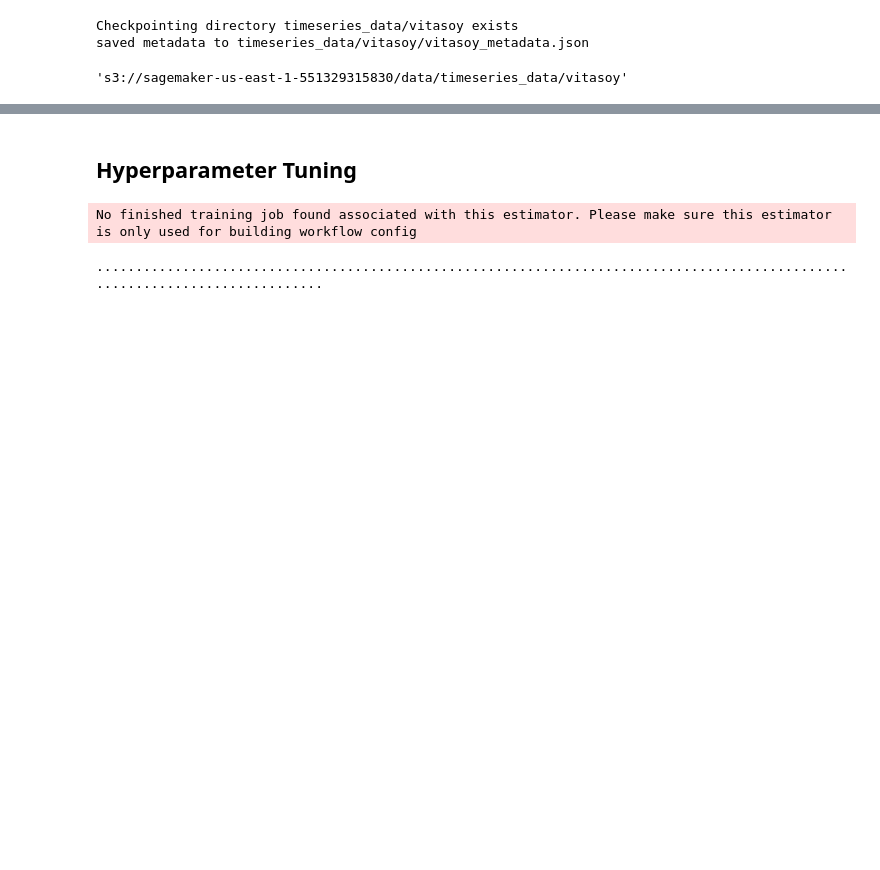
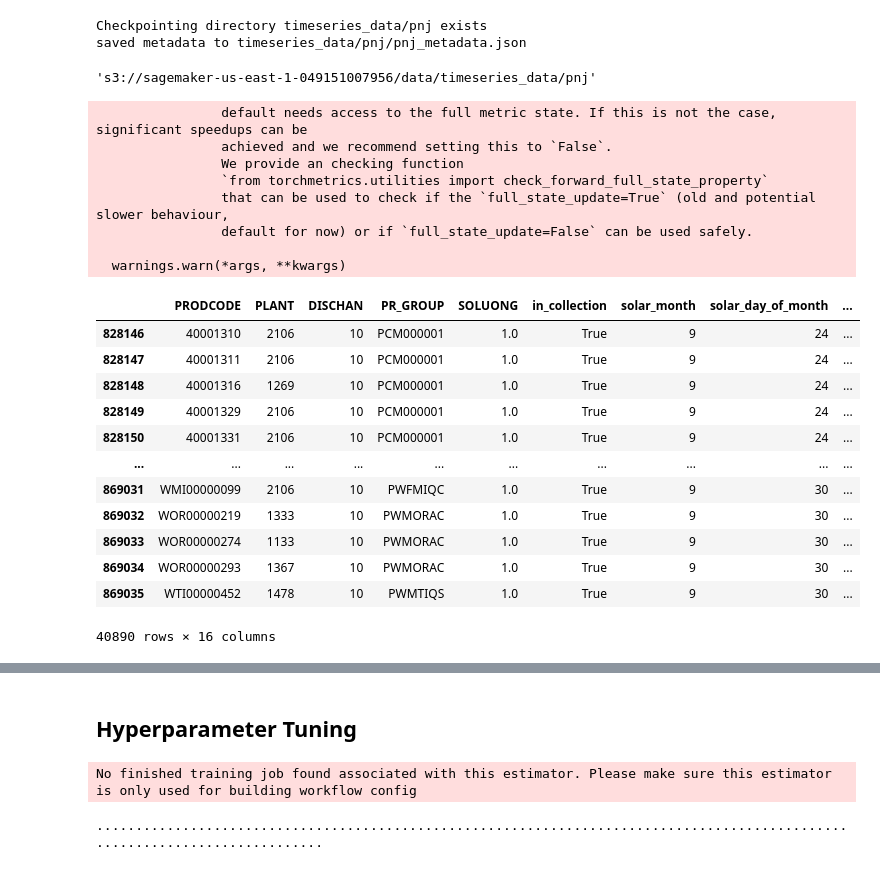
Before and after one commit to BenThaii/TemporalFusionTransformer, a Jupyter notebook: TFT_hyperparam_optimiztation.ipynb, the cells around one changed output, grey strips where cells are left out. Cells and saved outputs as stored; diff of their text form; code cells hidden in the pictures; blank space fills up the shorter version.

```diff
--- a/TFT_hyperparam_optimiztation.ipynb
+++ b/TFT_hyperparam_optimiztation.ipynb
@@ -110,40 +139,77 @@ saved raw data to timeseries_data/vitasoy/vitasoy_training_data.parquet
 # %%
 # max_prediction_length = 180
-max_prediction_length = 10
-max_encoder_length = 1000
+max_prediction_length = 7
+max_encoder_length = 100
 
 training_metadata = {}
 training_metadata['time_idx'] = "time_idx"
-training_metadata['target'] = "sales"
-training_metadata['group_ids'] = ["item", "store"]
-training_metadata['min_encoder_length'] = 365      # keep encoder length long (as it is in the validation set)
+training_metadata['target'] = "SOLUONG"
+training_metadata['group_ids'] = ["PRODCODE", "PLANT", 'DISCHAN', 'PR_GROUP', 'MATERIAL', 'TYPE_JEWEL', 'STONES']
+training_metadata['min_encoder_length'] = 0      # keep encoder length long (as it is in the validation set)
 training_metadata['max_encoder_length'] = max_encoder_length
 training_metadata['min_prediction_length'] = 1
 training_metadata['max_prediction_length'] = max_prediction_length
-training_metadata['static_categoricals'] = ["item", "store"]
+training_metadata['static_categoricals'] = ["PRODCODE", "PLANT", 'DISCHAN', 'PR_GROUP', 'MATERIAL','TYPE_JEWEL', 'STONES']
 training_metadata['static_reals'] = []
-training_metadata['time_varying_known_categoricals'] = []
+training_metadata['time_varying_known_categoricals'] = ['solar_month', 'solar_day_of_month', 'solar_day_of_week', 'solar_day_of_year', 'lunar_month', 'lunar_day_of_month']
 training_metadata['variable_groups'] = {}
 training_metadata['time_varying_known_reals'] = ["time_idx"]
-training_metadata['time_varying_unknown_categoricals'] = []
+training_metadata['time_varying_unknown_categoricals'] = ['in_collection']
 training_metadata['time_varying_unknown_reals'] = []
 training_metadata['target_normalizer'] = {
-                            "normalized_groups": ["item", "store"],
+                            "normalized_groups": ["PRODCODE", "PLANT", 'DISCHAN', 'PR_GROUP', 'MATERIAL', 'TYPE_JEWEL', 'STONES'],
                             "normalization_transformation": 'softplus'
                         }
+training_metadata['dimensions_w_potentially_unseen_values'] = ["PRODCODE", "PLANT", 'DISCHAN', 'PR_GROUP', 'MATERIAL', 'TYPE_JEWEL', 'STONES',
+                                                              "lunar_month", "solar_day_of_year"]
 training_metadata['add_relative_time_idx'] = True
 training_metadata['add_target_scales'] = True
 training_metadata['add_encoder_length'] = True
 training_metadata['allow_missing_timesteps'] = True
 
-training_metadata['training_cutoff'] = int(train_df["time_idx"].max() - max_prediction_length)
-# training_metadata['training_cutoff'] = int(train_df["time_idx"].max())
+training_metadata['training_cutoff'] = int(data_df["time_idx"].max() - max_prediction_length)
+# training_metadata['training_cutoff'] = int(data_df["time_idx"].max())
 
 # upload metadata
 metadata_json_upload_s3(training_metadata, sagemaker_session, bucket,
-                                    dir_name = "timeseries_data/vitasoy",
-                                    metadata_filename="vitasoy_metadata")
+                                    dir_name = "timeseries_data/pnj",
+                                    metadata_filename="pnj_metadata")
 # %% [output]
-Checkpointing directory timeseries_data/vitasoy exists
-saved metadata to timeseries_data/vitasoy/vitasoy_metadata.json
+Checkpointing directory timeseries_data/pnj exists
+saved metadata to timeseries_data/pnj/pnj_metadata.json
-'s3://sagemaker-us-east-1-551329315830/data/timeseries_data/vitasoy'
+'s3://sagemaker-us-east-1-049151007956/data/timeseries_data/pnj'
+# %%
+from pytorch_forecasting import Baseline, TemporalFusionTransformer, TimeSeriesDataSet
+from pytorch_forecasting.data import GroupNormalizer
+
+from pytorch_forecasting.data import encoders
+
+cat_encoders = {}
+for cat in training_metadata['dimensions_w_potentially_unseen_values']:
+    cat_encoders[cat] = encoders.NaNLabelEncoder(add_nan=True)
+
+train_df = data_df[lambda x: x[training_metadata['time_idx']] <= training_metadata['training_cutoff']]
+val_df = data_df[lambda x: x[training_metadata['time_idx']] > training_metadata['training_cutoff']]
+val_df
+# %% [output]
+                default needs access to the full metric state. If this is not the case, significant speedups can be
+                achieved and we recommend setting this to `False`.
+                We provide an checking function
+                `from torchmetrics.utilities import check_forward_full_state_property`
+                that can be used to check if the `full_state_update=True` (old and potential slower behaviour,
+                default for now) or if `full_state_update=False` can be used safely.
+
+  warnings.warn(*args, **kwargs)
+|  | PRODCODE | PLANT | DISCHAN | PR_GROUP | SOLUONG | in_collection | solar_month | solar_day_of_month | ... |
+| 828146 | 40001310 | 2106 | 10 | PCM000001 | 1.0 | True | 9 | 24 | ... |
+| 828147 | 40001311 | 2106 | 10 | PCM000001 | 1.0 | True | 9 | 24 | ... |
+| 828148 | 40001316 | 1269 | 10 | PCM000001 | 1.0 | True | 9 | 24 | ... |
+| 828149 | 40001329 | 2106 | 10 | PCM000001 | 1.0 | True | 9 | 24 | ... |
+| 828150 | 40001331 | 2106 | 10 | PCM000001 | 1.0 | True | 9 | 24 | ... |
+| ... | ... | ... | ... | ... | ... | ... | ... | ... | ... |
+| 869031 | WMI00000099 | 2106 | 10 | PWFMIQC | 1.0 | True | 9 | 30 | ... |
+| 869032 | WOR00000219 | 1333 | 10 | PWMORAC | 1.0 | True | 9 | 30 | ... |
+| 869033 | WOR00000274 | 1133 | 10 | PWMORAC | 1.0 | True | 9 | 30 | ... |
+| 869034 | WOR00000293 | 1367 | 10 | PWMORAC | 1.0 | True | 9 | 30 | ... |
+| 869035 | WTI00000452 | 1478 | 10 | PWMTIQS | 1.0 | True | 9 | 30 | ... |
+40890 rows × 16 columns
```
Also changed, not shown: parts of 15 cells of this notebook, 1 other file.
